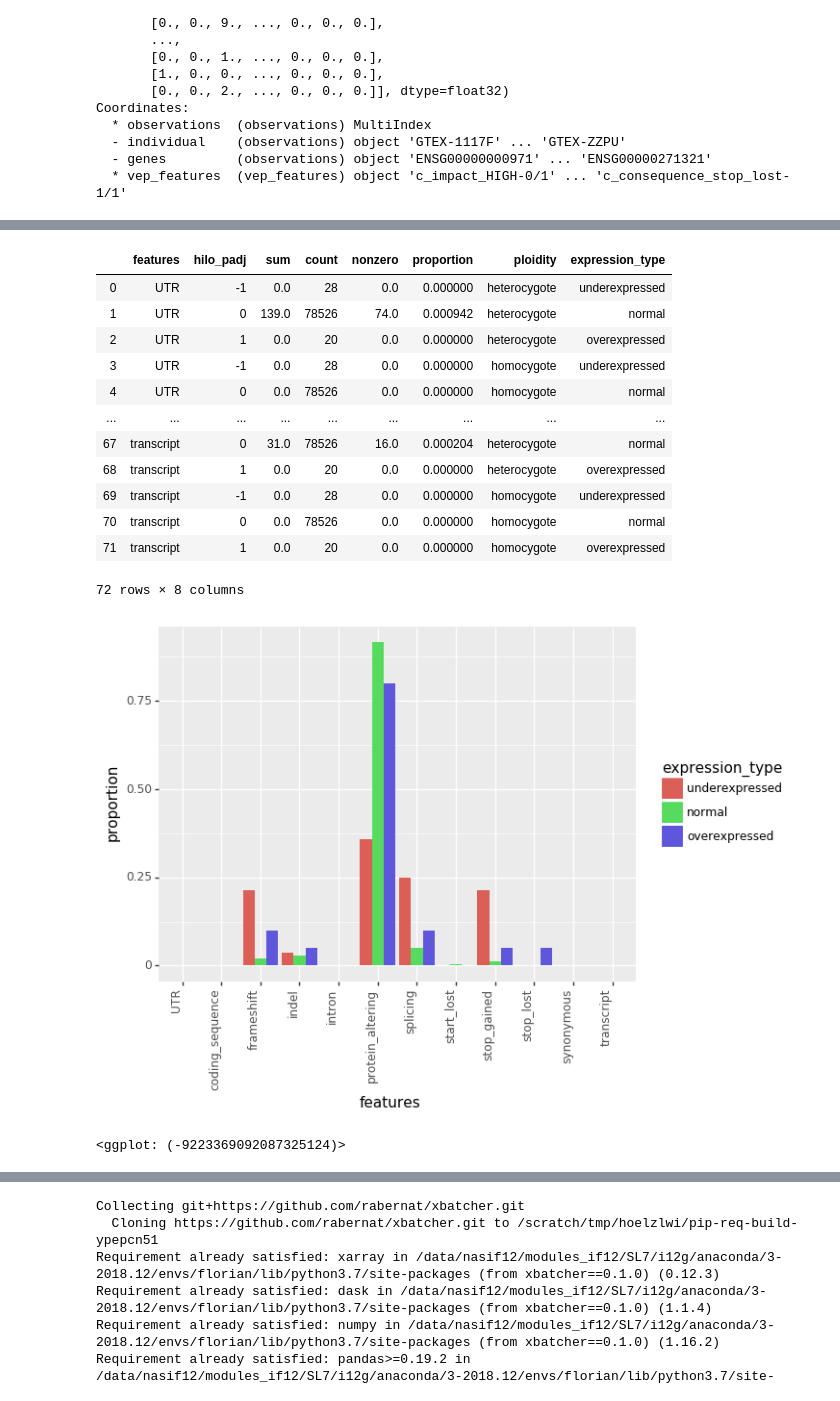
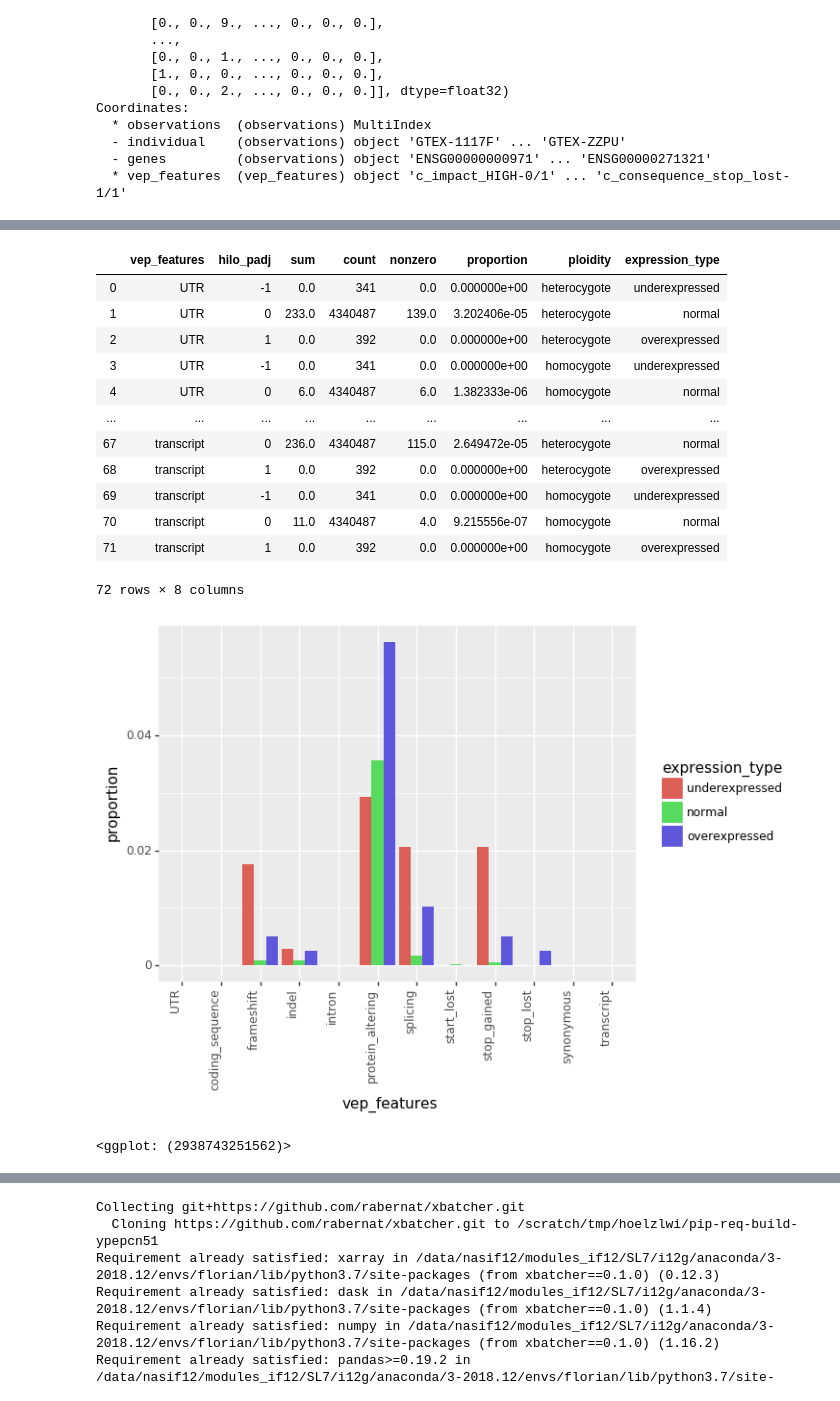
Before and after one commit to gagneurlab/rep, a Jupyter notebook: scripts/003b_gtex_VEP.ipynb, the cells around one changed output, grey strips where cells are left out. Cells and saved outputs as stored; diff of their text form; code cells hidden in the pictures.

```diff
--- a/scripts/003b_gtex_VEP.ipynb
+++ b/scripts/003b_gtex_VEP.ipynb
@@ -476,4 +508,7 @@ consequences.head()
 # %%
-consequences = consequences.merge(stacked_blood["hilo_padj"].to_dataframe()["hilo_padj"], on=["individual", "genes"])
+consequences = xr.Dataset({
+    "value": consequences,
+    "hilo_padj": stacked_blood["hilo_padj"]
+})
 consequences
 # %% [output]
@@ -492,0 +532,3 @@ consequences
+# %%
+consequences = consequences.reset_coords(drop=True).reset_index("observations").to_dataframe()
+consequences
@@ -492,0 +550,2 @@ consequences
+# %%
+consequences.reset_index(inplace=True)
@@ -493,40 +568,40 @@ consequences
 # %%
-consequences = consequences.groupby(["features", "hilo_padj"]).agg(sum=('value', 'sum'), count=('value', 'count'), nonzero=('value', np.count_nonzero))
+consequences = consequences.groupby(["vep_features", "hilo_padj"]).agg(sum=('value', 'sum'), count=('value', 'count'), nonzero=('value', np.count_nonzero))
 consequences = consequences.reset_index()
 consequences["proportion"] = consequences["nonzero"] / consequences["count"]
 
 # ploidity
-consequences["ploidity"] = pd.Categorical.from_codes(consequences["features"].apply(lambda v: int(v.endswith("-1/1") or v.endswith("-1|1"))), categories=["heterocygote", "homocygote"])
-consequences["features"] = consequences["features"].apply(lambda v: v[:-4])
+consequences["ploidity"] = pd.Categorical.from_codes(consequences["vep_features"].apply(lambda v: int(v.endswith("-1/1") or v.endswith("-1|1"))), categories=["heterocygote", "homocygote"])
+consequences["vep_features"] = consequences["vep_features"].apply(lambda v: v[:-4])
 
 consequences["expression_type"] = pd.Categorical.from_codes(consequences["hilo_padj"].values + 1, categories=["underexpressed", "normal", "overexpressed"])
 consequences
 # %% [output]
-|  | features | hilo_padj | sum | count | nonzero | proportion | ploidity | expression_type |
-| 0 | UTR | -1 | 0.0 | 28 | 0.0 | 0.000000 | heterocygote | underexpressed |
-| 1 | UTR | 0 | 139.0 | 78526 | 74.0 | 0.000942 | heterocygote | normal |
-| 2 | UTR | 1 | 0.0 | 20 | 0.0 | 0.000000 | heterocygote | overexpressed |
-| 3 | UTR | -1 | 0.0 | 28 | 0.0 | 0.000000 | homocygote | underexpressed |
-| 4 | UTR | 0 | 0.0 | 78526 | 0.0 | 0.000000 | homocygote | normal |
+|  | vep_features | hilo_padj | sum | count | nonzero | proportion | ploidity | expression_type |
+| 0 | UTR | -1 | 0.0 | 341 | 0.0 | 0.000000e+00 | heterocygote | underexpressed |
+| 1 | UTR | 0 | 233.0 | 4340487 | 139.0 | 3.202406e-05 | heterocygote | normal |
+| 2 | UTR | 1 | 0.0 | 392 | 0.0 | 0.000000e+00 | heterocygote | overexpressed |
+| 3 | UTR | -1 | 0.0 | 341 | 0.0 | 0.000000e+00 | homocygote | underexpressed |
+| 4 | UTR | 0 | 6.0 | 4340487 | 6.0 | 1.382333e-06 | homocygote | normal |
 | ... | ... | ... | ... | ... | ... | ... | ... | ... |
-| 67 | transcript | 0 | 31.0 | 78526 | 16.0 | 0.000204 | heterocygote | normal |
-| 68 | transcript | 1 | 0.0 | 20 | 0.0 | 0.000000 | heterocygote | overexpressed |
-| 69 | transcript | -1 | 0.0 | 28 | 0.0 | 0.000000 | homocygote | underexpressed |
-| 70 | transcript | 0 | 0.0 | 78526 | 0.0 | 0.000000 | homocygote | normal |
-| 71 | transcript | 1 | 0.0 | 20 | 0.0 | 0.000000 | homocygote | overexpressed |
+| 67 | transcript | 0 | 236.0 | 4340487 | 115.0 | 2.649472e-05 | heterocygote | normal |
+| 68 | transcript | 1 | 0.0 | 392 | 0.0 | 0.000000e+00 | heterocygote | overexpressed |
+| 69 | transcript | -1 | 0.0 | 341 | 0.0 | 0.000000e+00 | homocygote | underexpressed |
+| 70 | transcript | 0 | 11.0 | 4340487 | 4.0 | 9.215556e-07 | homocygote | normal |
+| 71 | transcript | 1 | 0.0 | 392 | 0.0 | 0.000000e+00 | homocygote | overexpressed |
 72 rows × 8 columns
 # %%
 pn.ggplot(
     consequences,
     pn.aes(
-        x='features',
+        x='vep_features',
         y='proportion',
         fill='expression_type'
     )
 ) + pn.geom_bar(stat = "identity", position="dodge") + pn.theme(axis_text_x=pn.element_text(rotation=90, hjust=1))
 # %% [output]
-[figure, old version]
+[figure, new version]
-<ggplot: (-9223369092087325124)>
+<ggplot: (2938743251562)>
 # %%
 from typing import Union, Tuple, List
 import numpy as np
```
Also changed, not shown: parts of 61 cells of this notebook.
